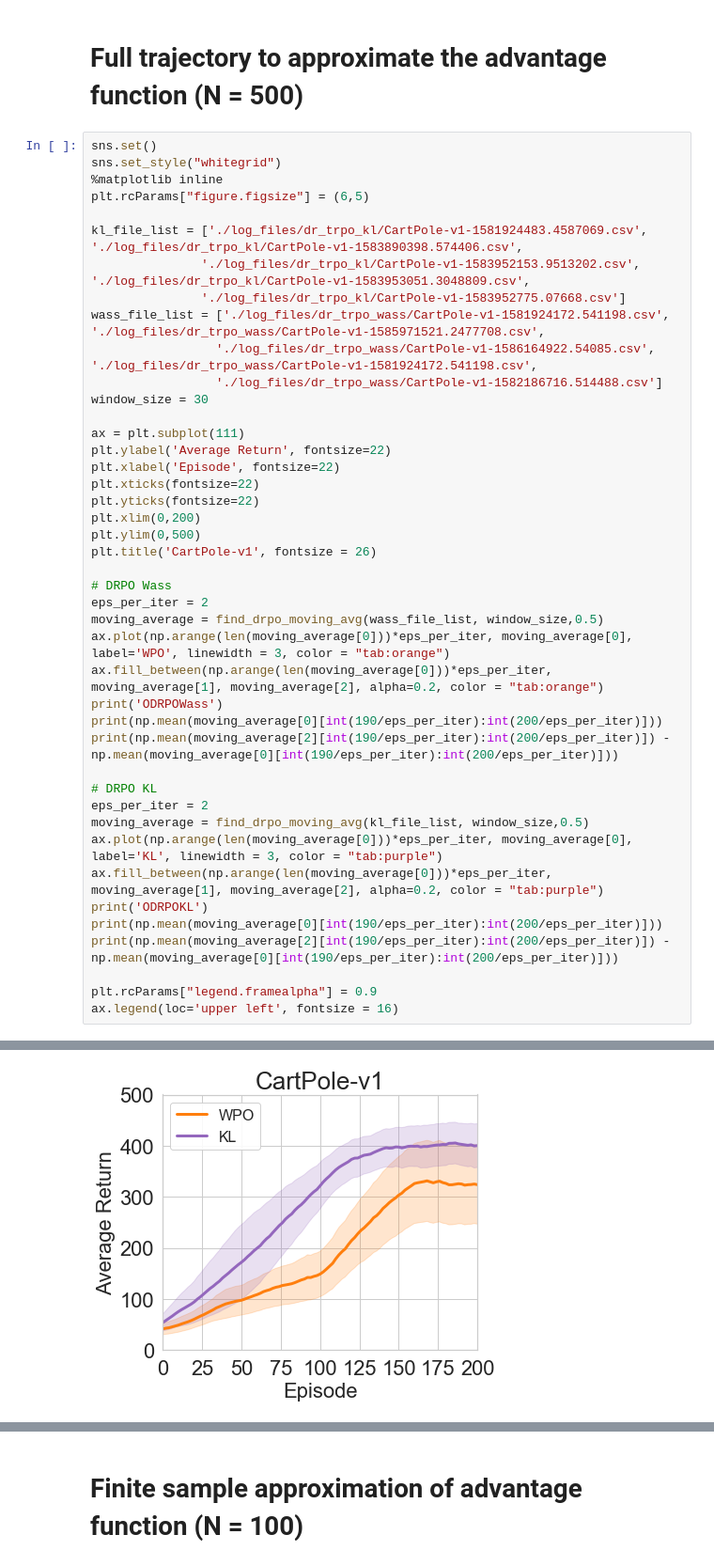
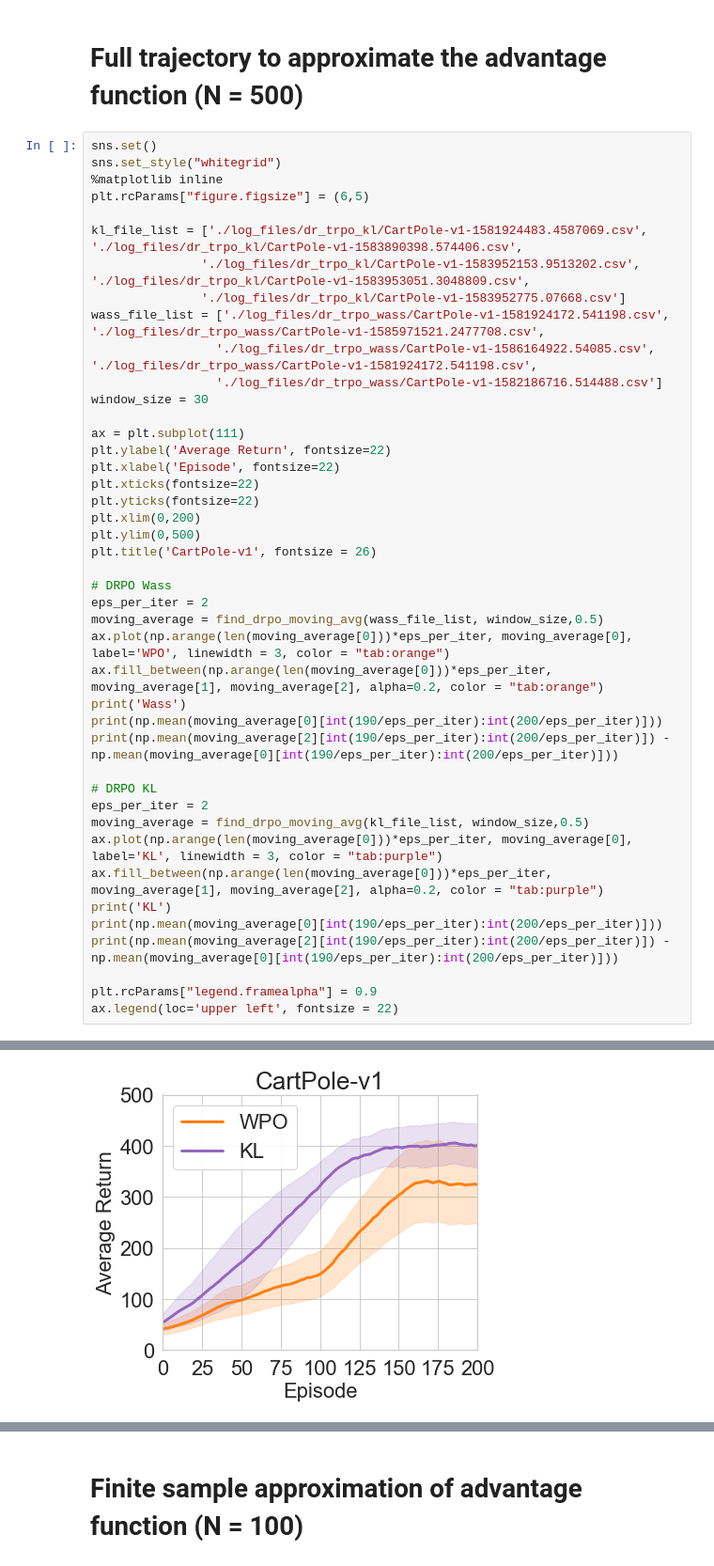
Before and after one commit to kadysongbb/efficient-wpo, a Jupyter notebook: discrete_control/view_training_discrete_different_N.ipynb, the cells around one changed output, grey strips where cells are left out. Shown at 94% size. Saved outputs shown, nothing was run; the diff lists cells and outputs as text.

```diff
--- a/discrete_control/view_training_discrete_different_N.ipynb
+++ b/discrete_control/view_training_discrete_different_N.ipynb
@@ -91,7 +91,7 @@ eps_per_iter = 2
 moving_average = find_drpo_moving_avg(wass_file_list, window_size,0.5)
 ax.plot(np.arange(len(moving_average[0]))*eps_per_iter, moving_average[0], label='WPO', linewidth = 3, color = "tab:orange")
 ax.fill_between(np.arange(len(moving_average[0]))*eps_per_iter, moving_average[1], moving_average[2], alpha=0.2, color = "tab:orange")
-print('ODRPOWass')
+print('Wass')
 print(np.mean(moving_average[0][int(190/eps_per_iter):int(200/eps_per_iter)]))
 print(np.mean(moving_average[2][int(190/eps_per_iter):int(200/eps_per_iter)]) - np.mean(moving_average[0][int(190/eps_per_iter):int(200/eps_per_iter)]))
 
@@ -100,10 +100,10 @@ eps_per_iter = 2
 moving_average = find_drpo_moving_avg(kl_file_list, window_size,0.5)
 ax.plot(np.arange(len(moving_average[0]))*eps_per_iter, moving_average[0], label='KL', linewidth = 3, color = "tab:purple")
 ax.fill_between(np.arange(len(moving_average[0]))*eps_per_iter, moving_average[1], moving_average[2], alpha=0.2, color = "tab:purple")
-print('ODRPOKL')
+print('KL')
 print(np.mean(moving_average[0][int(190/eps_per_iter):int(200/eps_per_iter)]))
 print(np.mean(moving_average[2][int(190/eps_per_iter):int(200/eps_per_iter)]) - np.mean(moving_average[0][int(190/eps_per_iter):int(200/eps_per_iter)]))
 
 plt.rcParams["legend.framealpha"] = 0.9
-ax.legend(loc='upper left', fontsize = 16)
+ax.legend(loc='upper left', fontsize = 22)
 # %% [output]
@@ -114,7 +114,7 @@ ODRPOKL
 401.23799999999994
 41.981520809114386
 <matplotlib.legend.Legend at 0x...>
-[figure, old version]
+[figure, new version]
 # %%
 sns.set()
 sns.set_style("whitegrid")
```
Also changed, not shown: parts of 4 cells of this notebook, 1 other file.
